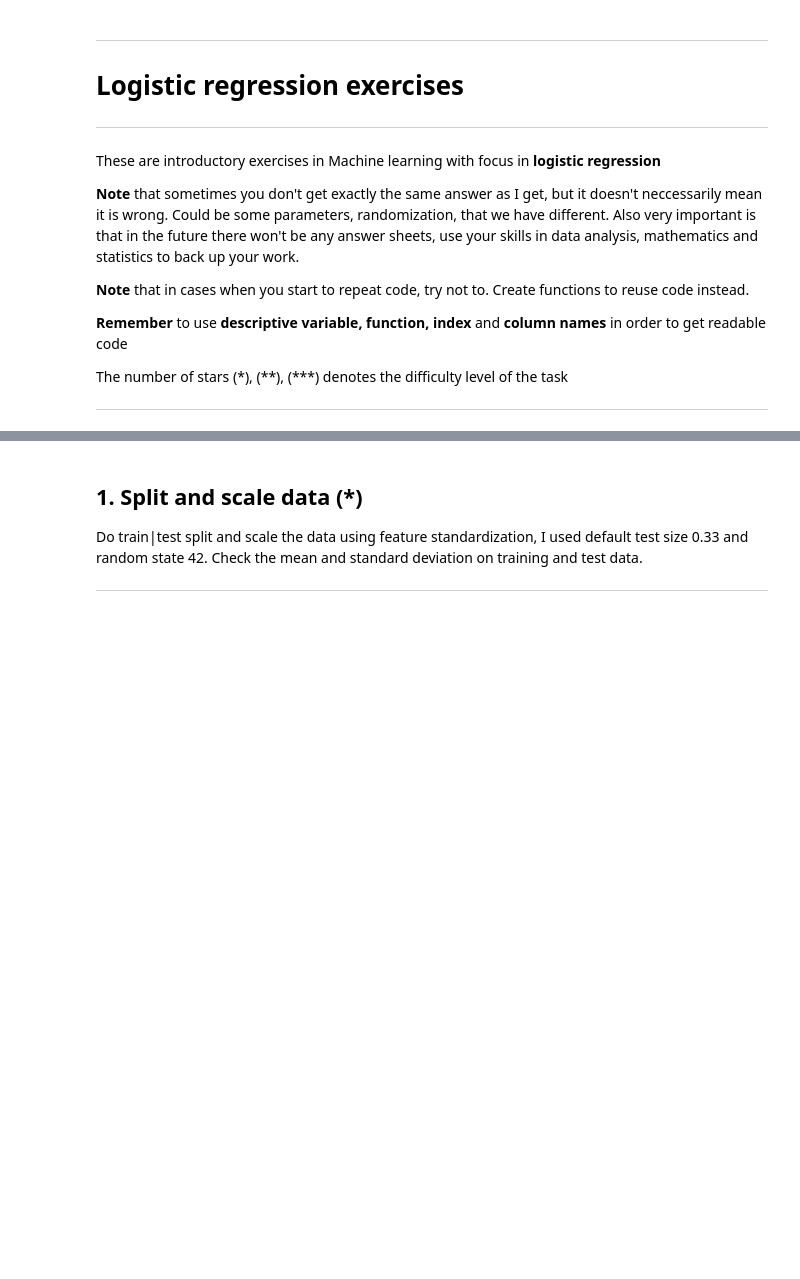
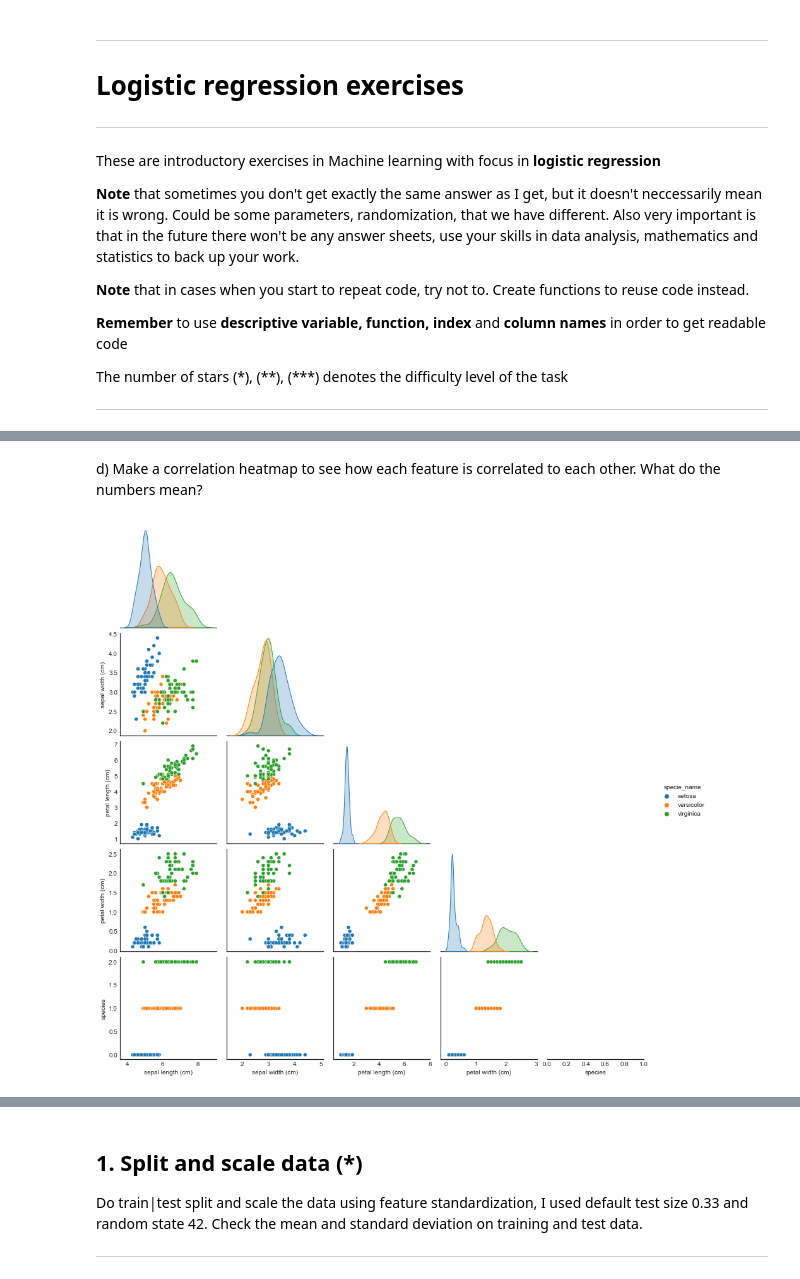
Before and after one commit to yuna-liu/Maskininlarning-Yuna-Liu, a Jupyter notebook: Exercises/E04_logistic_regression.ipynb, the cells around one changed output, grey strips where cells are left out. Drawn from its saved outputs; the diff is of its cells as text; code cells hidden in the pictures; blank space fills up the shorter version.

```diff
--- a/Exercises/E04_logistic_regression.ipynb
+++ b/Exercises/E04_logistic_regression.ipynb
@@ -103,0 +115,2 @@ value counts:
+# %%
+flower_copy = datasets.load_iris()
@@ -103,0 +174,6 @@ value counts:
+# %%
+iris_df = pd.DataFrame(data = flower_copy.data, columns=flower_copy.feature_names)
+# Reference: https://www.stackvidhya.com/convert-sklearn-dataset-to-pandas-dataframe-in-python/
+# %%
+target_df = pd.DataFrame(data= flower_copy.target, columns= ['species'])
+target_df
@@ -103,0 +196,11 @@ value counts:
+# %%
+def converter(specie):
+    if specie == 0:
+        return 'setosa'
+    elif specie == 1:
+        return 'versicolor'
+    else:
+        return 'virginica'
+target_df['specie_name'] = target_df['species'].apply(converter)
+# Concatenate the DataFrames
+iris_df = pd.concat([iris_df, target_df], axis= 1)
@@ -103,0 +250,7 @@ value counts:
+# %% [markdown]
+d) Make a correlation heatmap to see how each feature is correlated to each other. What do the numbers mean?
+# %%
+# plot pairwise relationships in a df
+ax = sns.pairplot(iris_df, hue= 'specie_name', corner=True)
+# %% [output]
+[figure, added]
```
Also changed, not shown: parts of 17 cells of this notebook.
